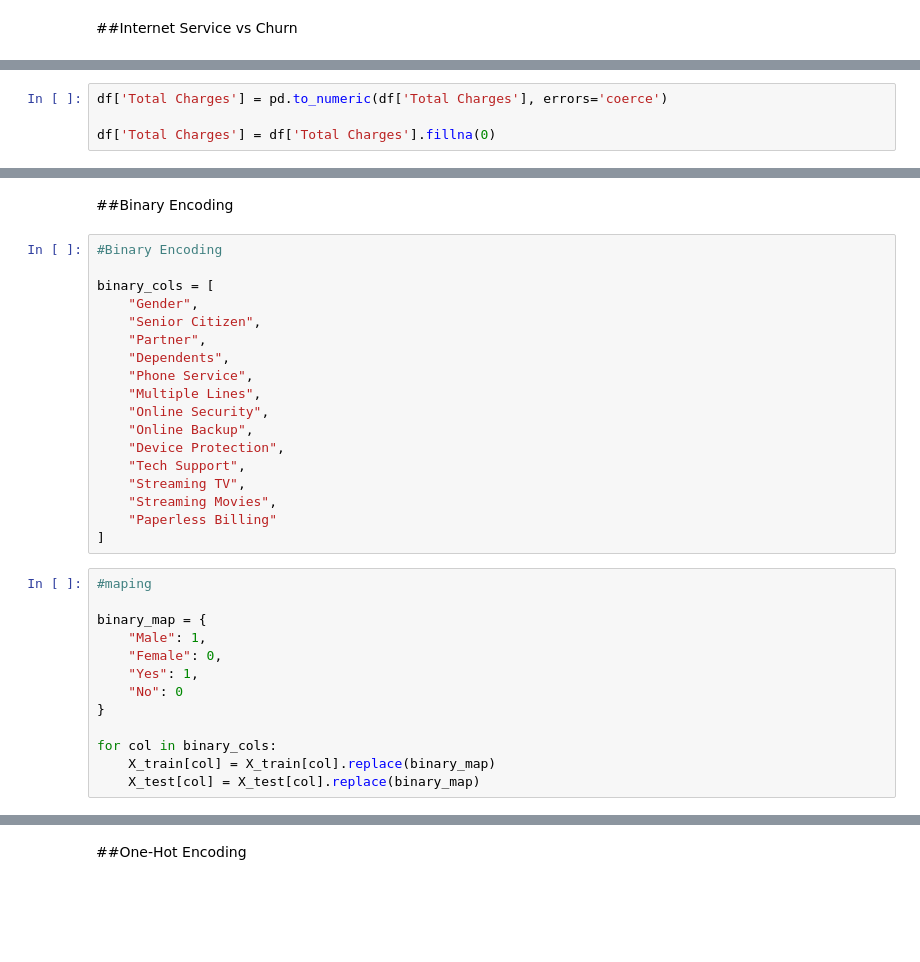
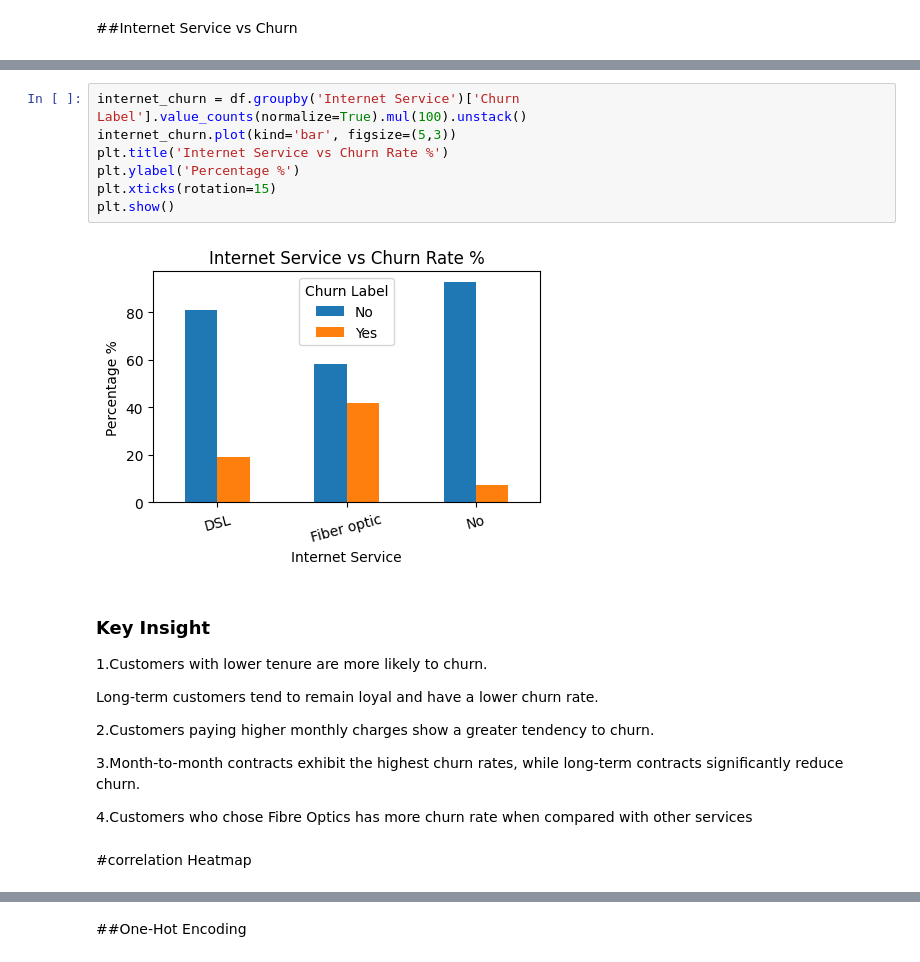
Before and after one commit to Nithinshibu07/Customer-Churn-Prediction, a Jupyter notebook: Notebook/Customer_churn_prediction.ipynb, the cells around one changed output, grey strips where cells are left out. Saved outputs shown, nothing was run; the diff lists cells and outputs as text; blank space fills up the shorter version.

```diff
--- a/Notebook/Customer_churn_prediction.ipynb
+++ b/Notebook/Customer_churn_prediction.ipynb
@@ -227,4 +213,0 @@ numerical_df = df.select_dtypes(include=np.number)
-# %%
-df['Total Charges'] = pd.to_numeric(df['Total Charges'], errors='coerce')
-
-df['Total Charges'] = df['Total Charges'].fillna(0)
@@ -441,33 +214,23 @@ X_test = X_test.replace(replace_dict)
-# %% [markdown]
-##Binary Encoding
-# %%
-#Binary Encoding
-
-binary_cols = [
-    "Gender",
-    "Senior Citizen",
-    "Partner",
-    "Dependents",
-    "Phone Service",
-    "Multiple Lines",
-    "Online Security",
-    "Online Backup",
-    "Device Protection",
-    "Tech Support",
-    "Streaming TV",
-    "Streaming Movies",
-    "Paperless Billing"
-]
-# %%
-#maping
-
-binary_map = {
-    "Male": 1,
-    "Female": 0,
-    "Yes": 1,
-    "No": 0
-}
-
-for col in binary_cols:
-    X_train[col] = X_train[col].replace(binary_map)
-    X_test[col] = X_test[col].replace(binary_map)
+# %%
+internet_churn = df.groupby('Internet Service')['Churn Label'].value_counts(normalize=True).mul(100).unstack()
+internet_churn.plot(kind='bar', figsize=(5,3))
+plt.title('Internet Service vs Churn Rate %')
+plt.ylabel('Percentage %')
+plt.xticks(rotation=15)
+plt.show()
+# %% [output]
+[figure, added]
+# %% [markdown]
+### Key Insight
+1.Customers with lower tenure are more likely to churn.
+
+Long-term customers tend to remain loyal and have a lower churn rate.
+
+2.Customers paying higher monthly charges show a greater tendency to churn.
+
+3.Month-to-month contracts exhibit the highest churn rates, while long-term contracts significantly reduce churn.
+
+
+4.Customers who chose Fibre Optics has more churn rate when compared with other services
+# %% [markdown]
+#correlation Heatmap
```
Also changed, not shown: parts of 140 cells of this notebook.
